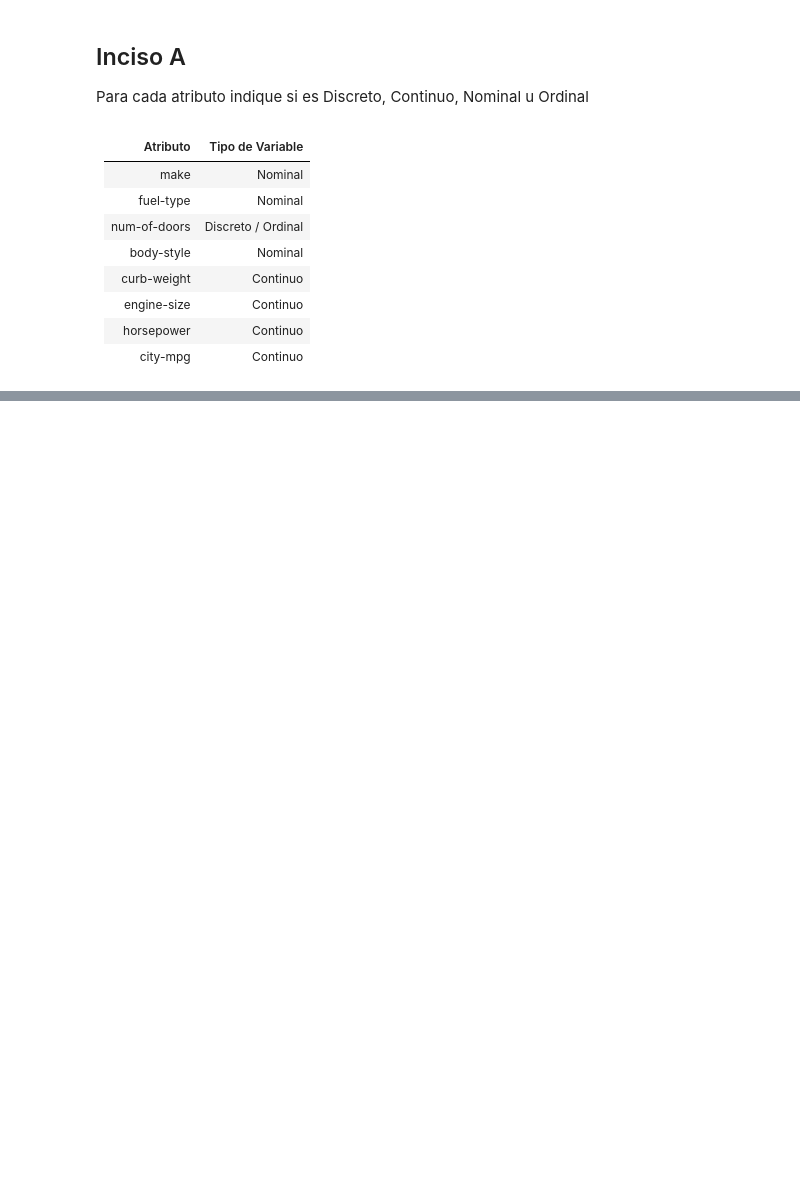
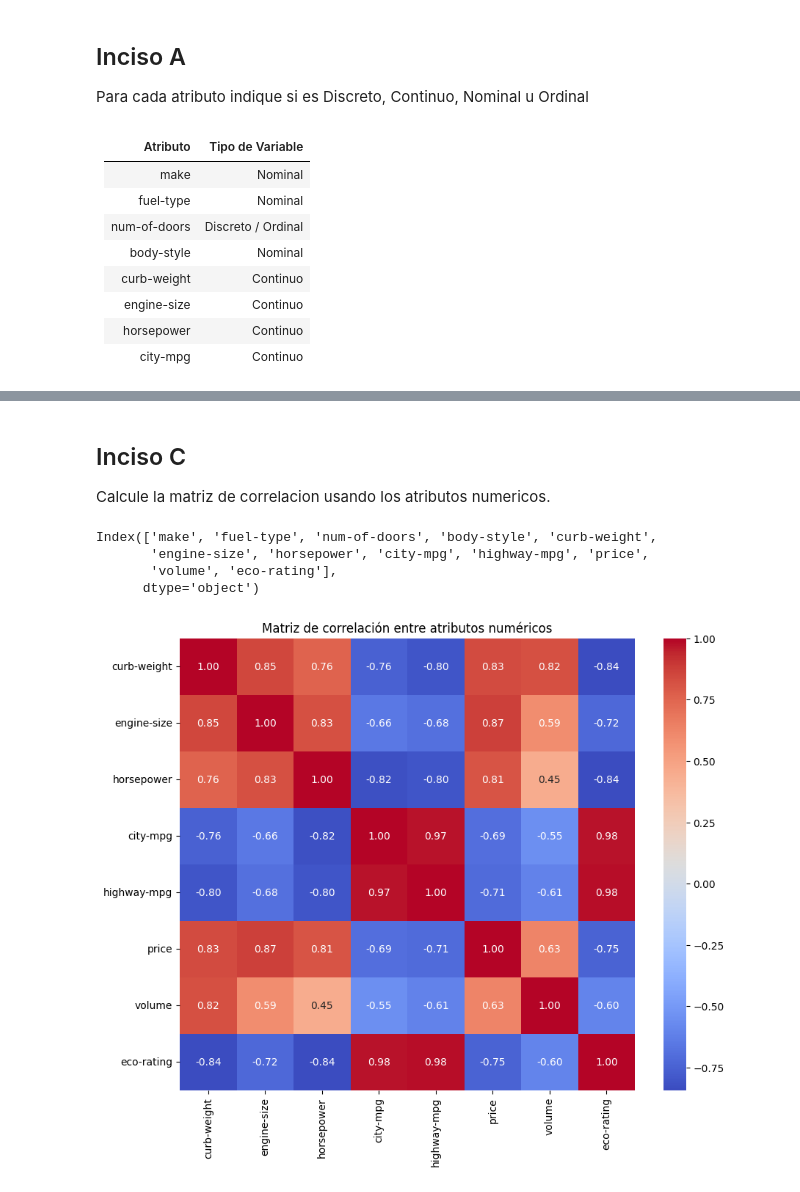
Before and after one commit to ricrubrom/AAP, a Jupyter notebook: Practicas/Practica2/Practica2.ipynb, the cells around one changed output, grey strips where cells are left out. Saved outputs shown, nothing was run; the diff lists cells and outputs as text; code cells hidden in the pictures; blank space fills up the shorter version.

```diff
--- a/Practicas/Practica2/Practica2.ipynb
+++ b/Practicas/Practica2/Practica2.ipynb
@@ -694,0 +689,8 @@ Para cada atributo indique si es Discreto, Continuo, Nominal u Ordinal
+# %%
+data=pd.read_csv(data_path + 'automobile-simple.csv')
+
+
+# Eliminar registros con valores faltantes
+data = data.dropna()
+
+display(data)
@@ -694,0 +711,28 @@ Para cada atributo indique si es Discreto, Continuo, Nominal u Ordinal
+# %% [markdown]
+## Inciso C
+
+Calcule la matriz de correlacion usando los atributos numericos.
+# %%
+import seaborn as sns
+
+# Verifica las columnas numéricas presentes
+print(data.columns)
+
+# Selecciona solo las columnas numéricas existentes
+numerical_cols = [col for col in data.columns if data[col].dtype in ['int64', 'float64']]
+
+correlation_matrix = data[numerical_cols].corr()
+
+import matplotlib.pyplot as plt
+
+plt.figure(figsize=(10, 8))
+sns.heatmap(correlation_matrix, annot=True, cmap='coolwarm', fmt=".2f")
+plt.title("Matriz de correlación entre atributos numéricos")
+plt.show()
+display(correlation_matrix)
+# %% [output]
+Index(['make', 'fuel-type', 'num-of-doors', 'body-style', 'curb-weight',
+       'engine-size', 'horsepower', 'city-mpg', 'highway-mpg', 'price',
+       'volume', 'eco-rating'],
+      dtype='object')
+[figure, added]
```
Also changed, not shown: parts of 16 cells of this notebook, 2 other files.
